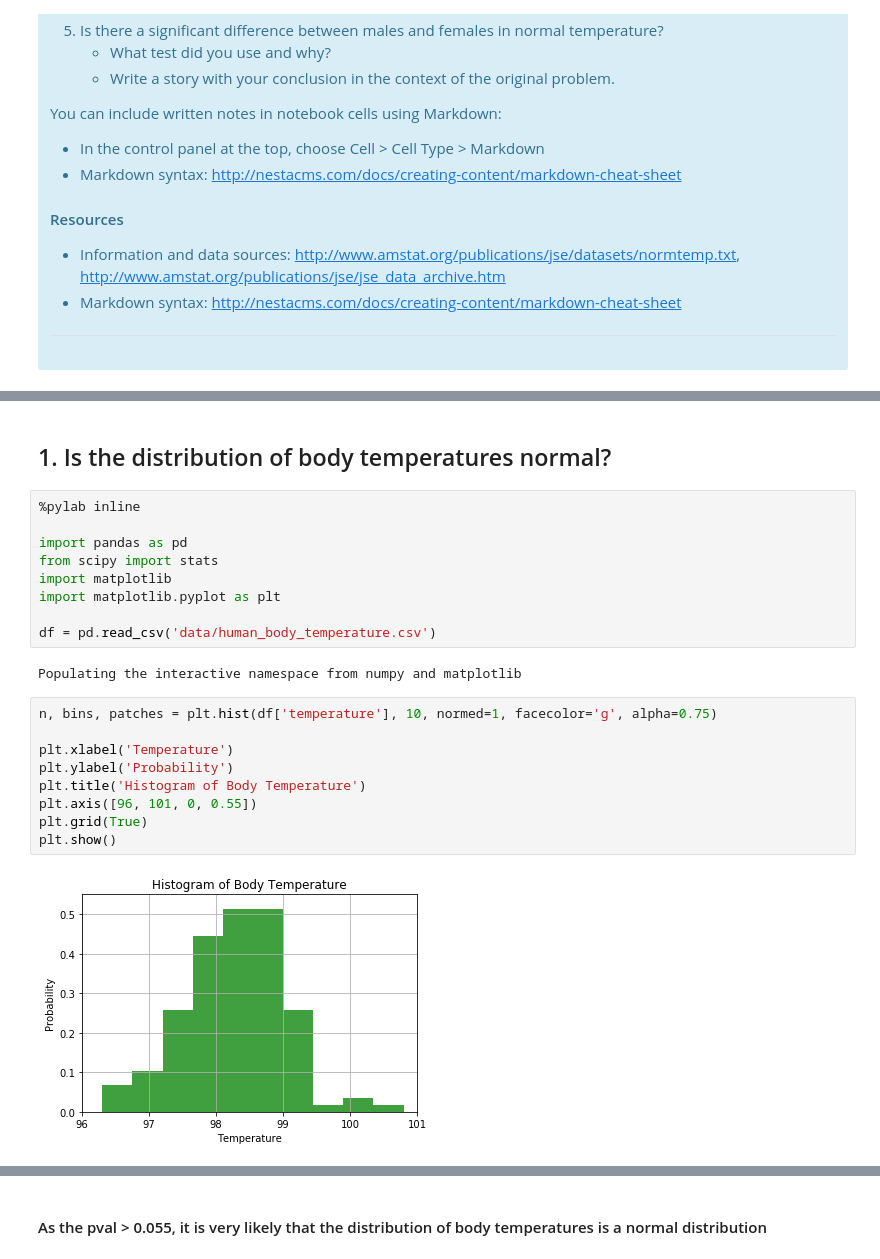
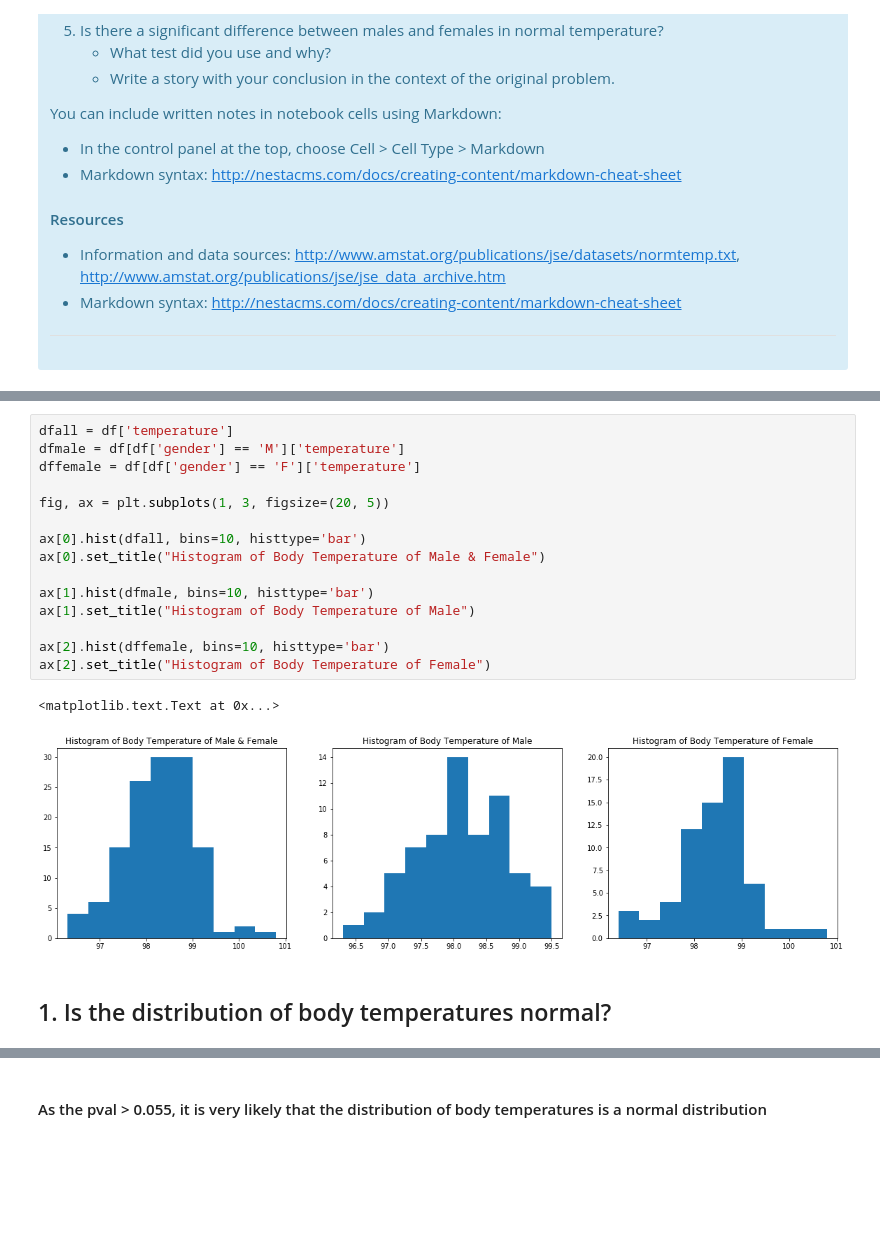
Before and after one commit to msubhabrata3/Excercises, a Jupyter notebook: sliderule_dsi_inferential_statistics_exercise_1.ipynb, the cells around one changed output, grey strips where cells are left out. Drawn from its saved outputs; the diff is of its cells as text; blank space fills up the shorter version.

```diff
--- a/sliderule_dsi_inferential_statistics_exercise_1.ipynb
+++ b/sliderule_dsi_inferential_statistics_exercise_1.ipynb
@@ -52,27 +65,23 @@ You can include written notes in notebook cells using Markdown:
+# %%
+dfall = df['temperature']
+dfmale = df[df['gender'] == 'M']['temperature']
+dffemale = df[df['gender'] == 'F']['temperature']
+
+fig, ax = plt.subplots(1, 3, figsize=(20, 5))
+
+ax[0].hist(dfall, bins=10, histtype='bar')
+ax[0].set_title("Histogram of Body Temperature of Male & Female")
+
+ax[1].hist(dfmale, bins=10, histtype='bar')
+ax[1].set_title("Histogram of Body Temperature of Male")
+
+ax[2].hist(dffemale, bins=10, histtype='bar')
+ax[2].set_title("Histogram of Body Temperature of Female")
+# %% [output]
+<matplotlib.text.Text at 0x...>
+[figure, added]
 # %% [markdown]
 ## 1. Is the distribution of body temperatures normal?
-# %%
-%pylab inline
-
-import pandas as pd
-from scipy import stats
-import matplotlib
-import matplotlib.pyplot as plt
-
-df = pd.read_csv('data/human_body_temperature.csv')
-# %% [output]
-Populating the interactive namespace from numpy and matplotlib
-# %%
-n, bins, patches = plt.hist(df['temperature'], 10, normed=1, facecolor='g', alpha=0.75)
-
-plt.xlabel('Temperature')
-plt.ylabel('Probability')
-plt.title('Histogram of Body Temperature')
-plt.axis([96, 101, 0, 0.55])
-plt.grid(True)
-plt.show()
-# %% [output]
-[figure, removed]
 # %%
 z,pval = stats.normaltest(df.temperature)
 
```
Also changed, not shown: parts of 24 cells of this notebook.
